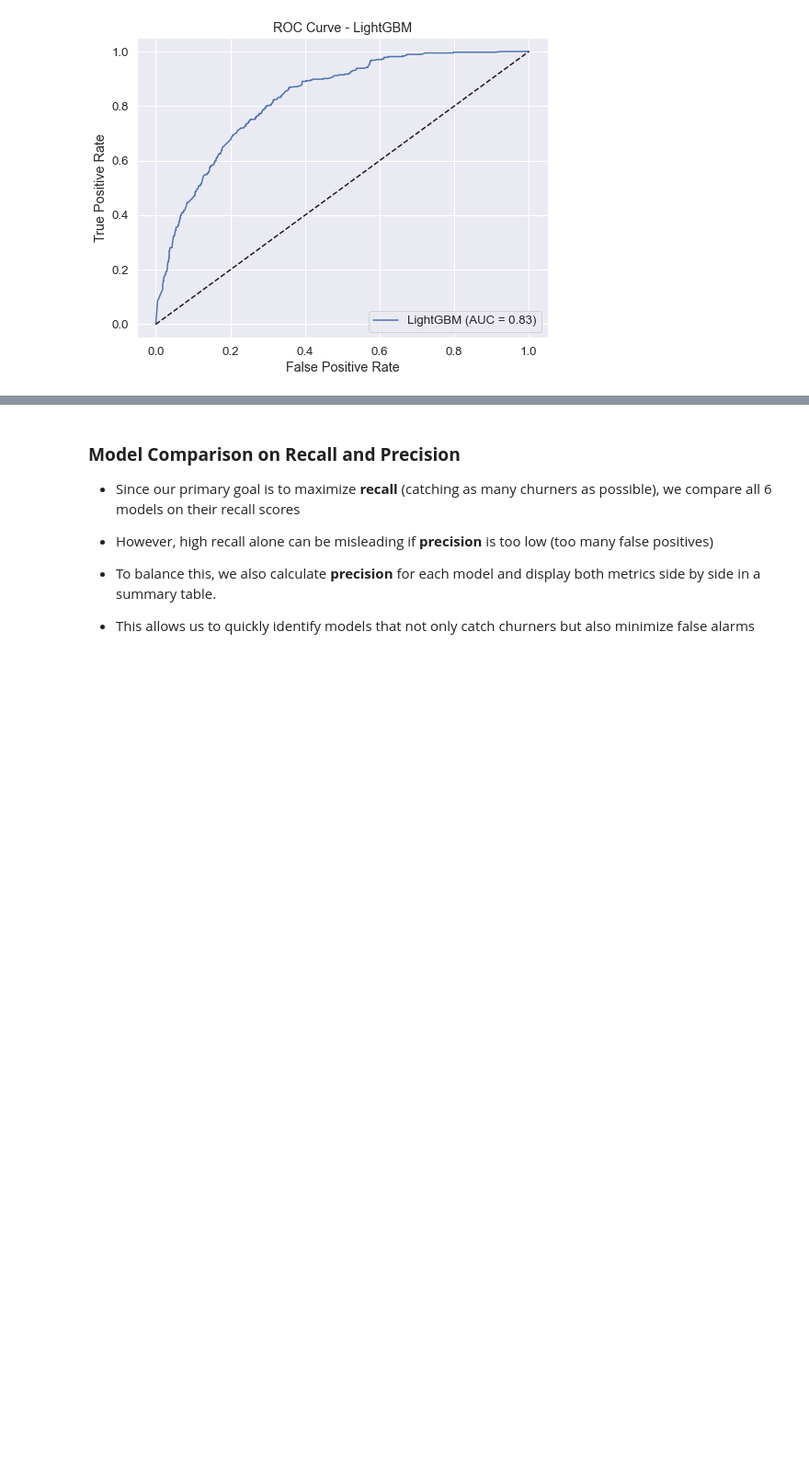
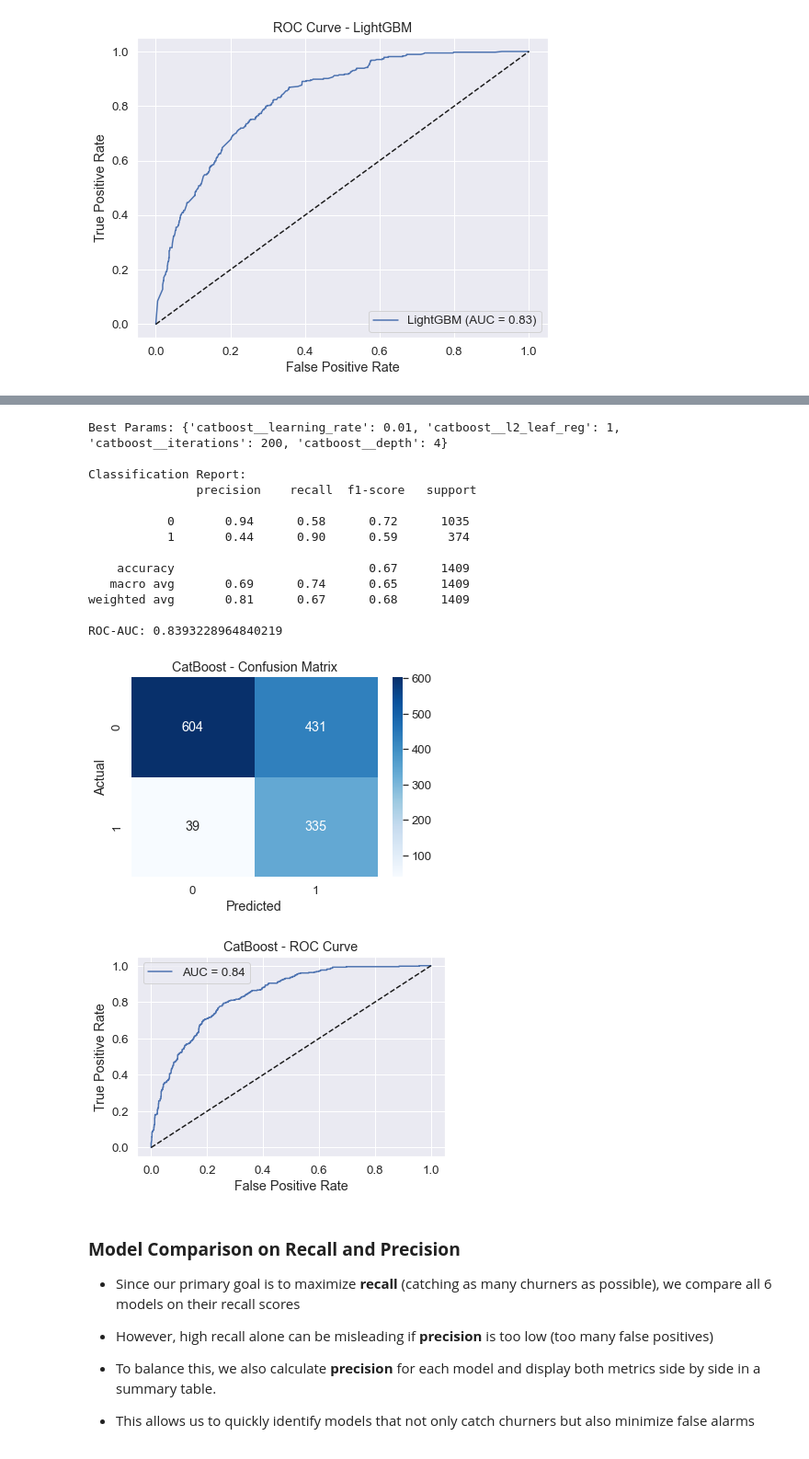
Before and after one commit to Harriet-ngomo/FUTURE_ML_02, a Jupyter notebook: index.ipynb, the cells around one changed output, grey strips where cells are left out. Shown at 92% size. Drawn from its saved outputs; the diff is of its cells as text; code cells hidden in the pictures; blank space fills up the shorter version.

```diff
--- a/index.ipynb
+++ b/index.ipynb
@@ -1508,3 +1588,45 @@ weighted avg       0.79      0.77      0.77      1409
+# %%
+# Evaluate
+y_pred = catboost_search.predict(X_test)
+y_prob = catboost_search.predict_proba(X_test)[:, 1]
+
+print("Best Params:", catboost_search.best_params_)
+print("\nClassification Report:\n", classification_report(y_test, y_pred))
+print("ROC-AUC:", roc_auc_score(y_test, y_prob))
+
+# Confusion Matrix
+cm = confusion_matrix(y_test, y_pred)
+sns.heatmap(cm, annot=True, fmt='d', cmap='Blues')
+plt.title("CatBoost - Confusion Matrix")
+plt.xlabel("Predicted")
+plt.ylabel("Actual")
+plt.show()
+
+# ROC Curve
+fpr, tpr, _ = roc_curve(y_test, y_prob)
+plt.plot(fpr, tpr, label=f"AUC = {roc_auc_score(y_test, y_prob):.2f}")
+plt.plot([0,1],[0,1],'k--')
+plt.title("CatBoost - ROC Curve")
+plt.xlabel("False Positive Rate")
+plt.ylabel("True Positive Rate")
+plt.legend()
+plt.show()
+# %% [output]
+Best Params: {'catboost__learning_rate': 0.01, 'catboost__l2_leaf_reg': 1, 'catboost__iterations': 200, 'catboost__depth': 4}
+
+Classification Report:
+               precision    recall  f1-score   support
+
+           0       0.94      0.58      0.72      1035
+           1       0.44      0.90      0.59       374
+
+    accuracy                           0.67      1409
+   macro avg       0.69      0.74      0.65      1409
+weighted avg       0.81      0.67      0.68      1409
+
+ROC-AUC: 0.8393228964840219
+[figure, added]
+[figure, added]
 # %% [markdown]
 ### **Model Comparison on Recall and Precision**
 
```
Also changed, not shown: parts of 33 cells of this notebook, 4 other files.
